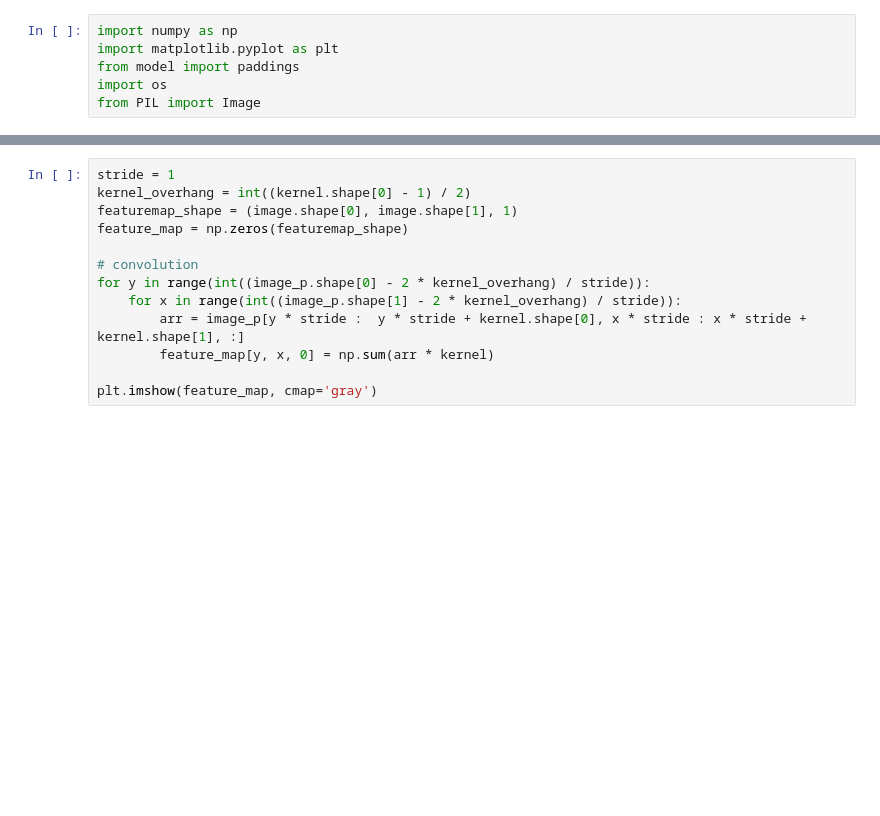
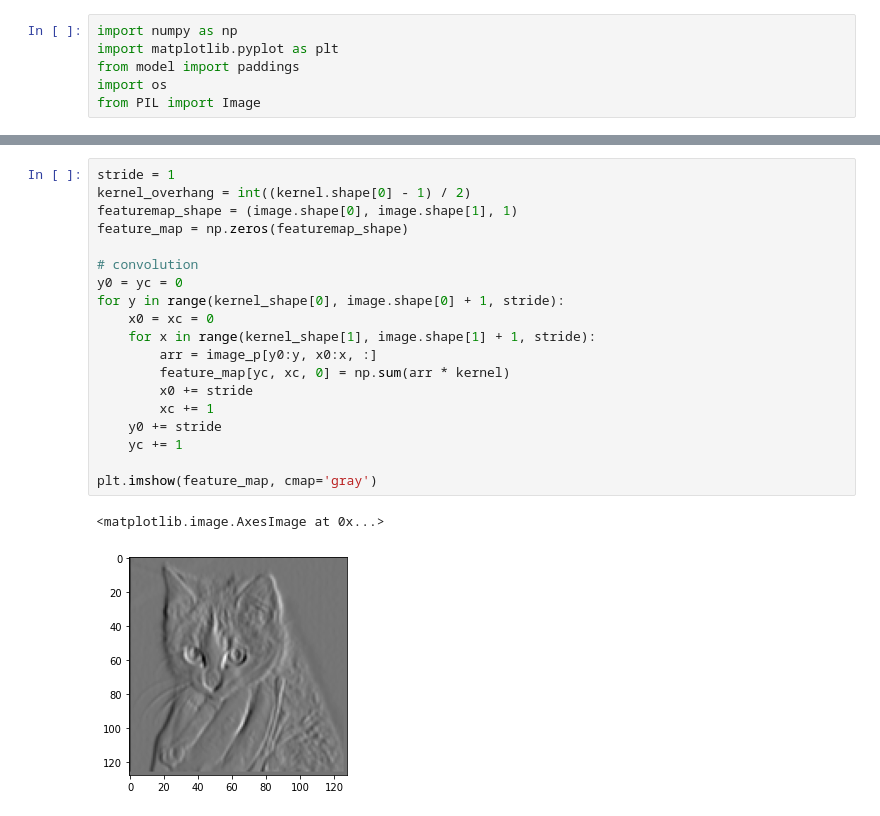
Before and after one commit to dakofler/Compyute, a Jupyter notebook: test_convolution.ipynb, the cells around one changed output, grey strips where cells are left out. Drawn from its saved outputs; the diff is of its cells as text; blank space fills up the shorter version.

```diff
--- a/test_convolution.ipynb
+++ b/test_convolution.ipynb
@@ -28,13 +34,22 @@ image_p = paddings.Zero(image, kernel_overhang)
 # %%
 stride = 1
 kernel_overhang = int((kernel.shape[0] - 1) / 2)
 featuremap_shape = (image.shape[0], image.shape[1], 1)
 feature_map = np.zeros(featuremap_shape)
 
 # convolution
-for y in range(int((image_p.shape[0] - 2 * kernel_overhang) / stride)):
-    for x in range(int((image_p.shape[1] - 2 * kernel_overhang) / stride)):
-        arr = image_p[y * stride :  y * stride + kernel.shape[0], x * stride : x * stride + kernel.shape[1], :]
-        feature_map[y, x, 0] = np.sum(arr * kernel)
+y0 = yc = 0
+for y in range(kernel_shape[0], image.shape[0] + 1, stride):
+    x0 = xc = 0
+    for x in range(kernel_shape[1], image.shape[1] + 1, stride):
+        arr = image_p[y0:y, x0:x, :]
+        feature_map[yc, xc, 0] = np.sum(arr * kernel)
+        x0 += stride
+        xc += 1
+    y0 += stride
+    yc += 1
 
 plt.imshow(feature_map, cmap='gray')
+# %% [output]
+<matplotlib.image.AxesImage at 0x...>
+[figure, added]
```
Also changed, not shown: parts of 4 cells of this notebook, 4 other files.
